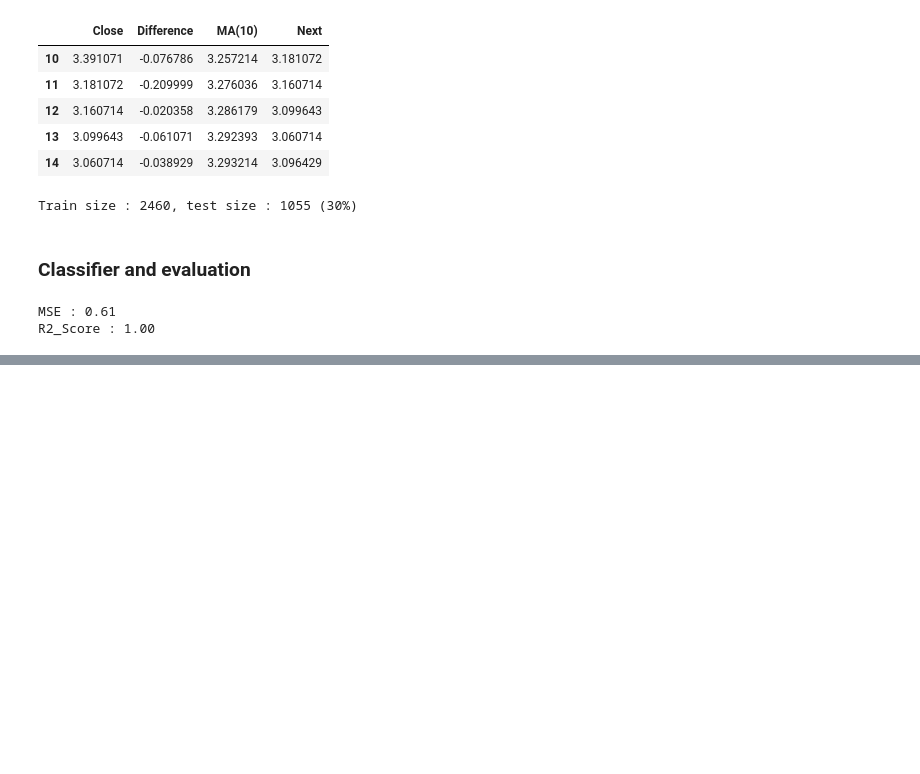
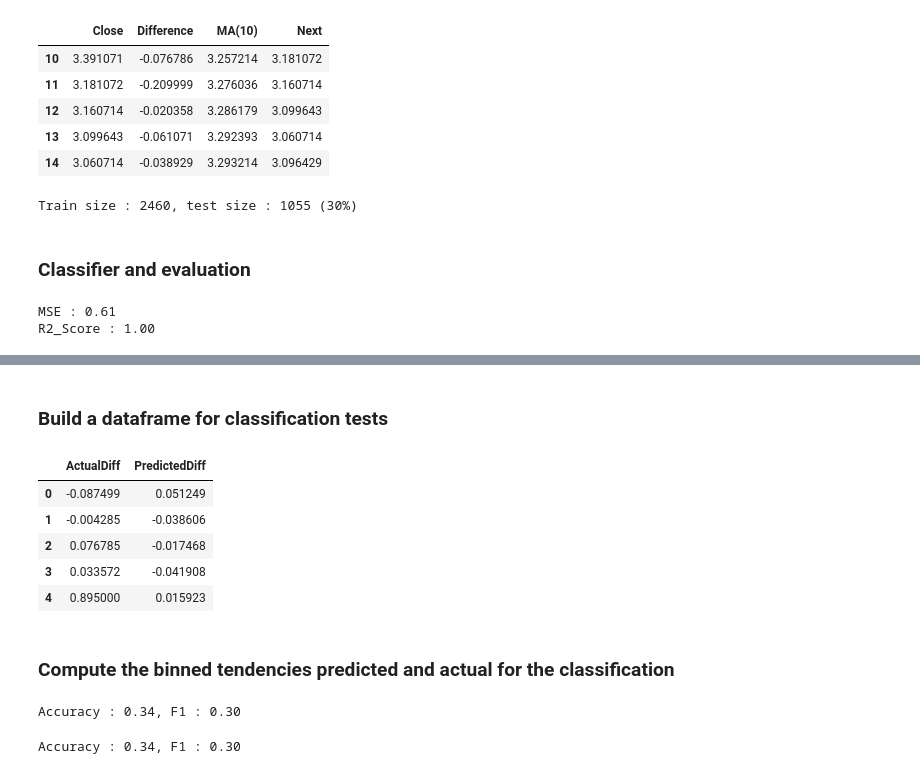
Before and after one commit to Naralas/StonksMarketPrediction, a Jupyter notebook: StockPriceRegressionModel.ipynb, the cells around one changed output, grey strips where cells are left out. Saved outputs shown, nothing was run; the diff lists cells and outputs as text; code cells hidden in the pictures; blank space fills up the shorter version.

```diff
--- a/StockPriceRegressionModel.ipynb
+++ b/StockPriceRegressionModel.ipynb
@@ -176,0 +195,17 @@ plt.show()
+# %% [markdown]
+### Build a dataframe for classification tests
+# %%
+actual_diff = [actual_next - closing_price for closing_price, actual_next in zip(X_test[price_column], Y_test.values)]
+predicted_diff = [predicted_next - closing_price for closing_price, predicted_next in zip(X_test[price_column], y_pred)]
+
+df_test = pd.DataFrame({'ActualDiff': actual_diff, 'PredictedDiff':predicted_diff})
+df_test.head()
+# %% [output]
+|  | ActualDiff | PredictedDiff |
+| 0 | -0.087499 | 0.051249 |
+| 1 | -0.004285 | -0.038606 |
+| 2 | 0.076785 | -0.017468 |
+| 3 | 0.033572 | -0.041908 |
+| 4 | 0.895000 | 0.015923 |
+# %% [markdown]
+### Compute the binned tendencies predicted and actual for the classification
@@ -176,0 +215,23 @@ plt.show()
+# %%
+from sklearn.metrics import accuracy_score, plot_confusion_matrix, f1_score
+
+accuracy = accuracy_score(df_test['ActualTendency'], df_test['PredictedTendency'])
+f1 = f1_score(df_test['ActualTendency'], df_test['PredictedTendency'], average='weighted')
+
+print(f"Accuracy : {accuracy:.2f}, F1 : {f1:.2f}")
+# %% [output]
+Accuracy : 0.34, F1 : 0.30
+# %%
+from sklearn.metrics import accuracy_score, plot_confusion_matrix, f1_score
+with mlflow.start_run(run_name="LinearRegression"):
+    accuracy = accuracy_score(df_test['ActualTendency'], df_test['PredictedTendency'])
+    f1 = f1_score(df_test['ActualTendency'], df_test['PredictedTendency'], average='weighted')
+
+
+    mlflow.log_metric('acc', accuracy)
+    mlflow.log_metric('f1', f1)
+    mlflow.sklearn.log_model(reg, "sklearn regression model")
+
+    print(f"Accuracy : {accuracy:.2f}, F1 : {f1:.2f}")
+# %% [output]
+Accuracy : 0.34, F1 : 0.30
```
Also changed, not shown: parts of 4 cells of this notebook, 4 other files.
